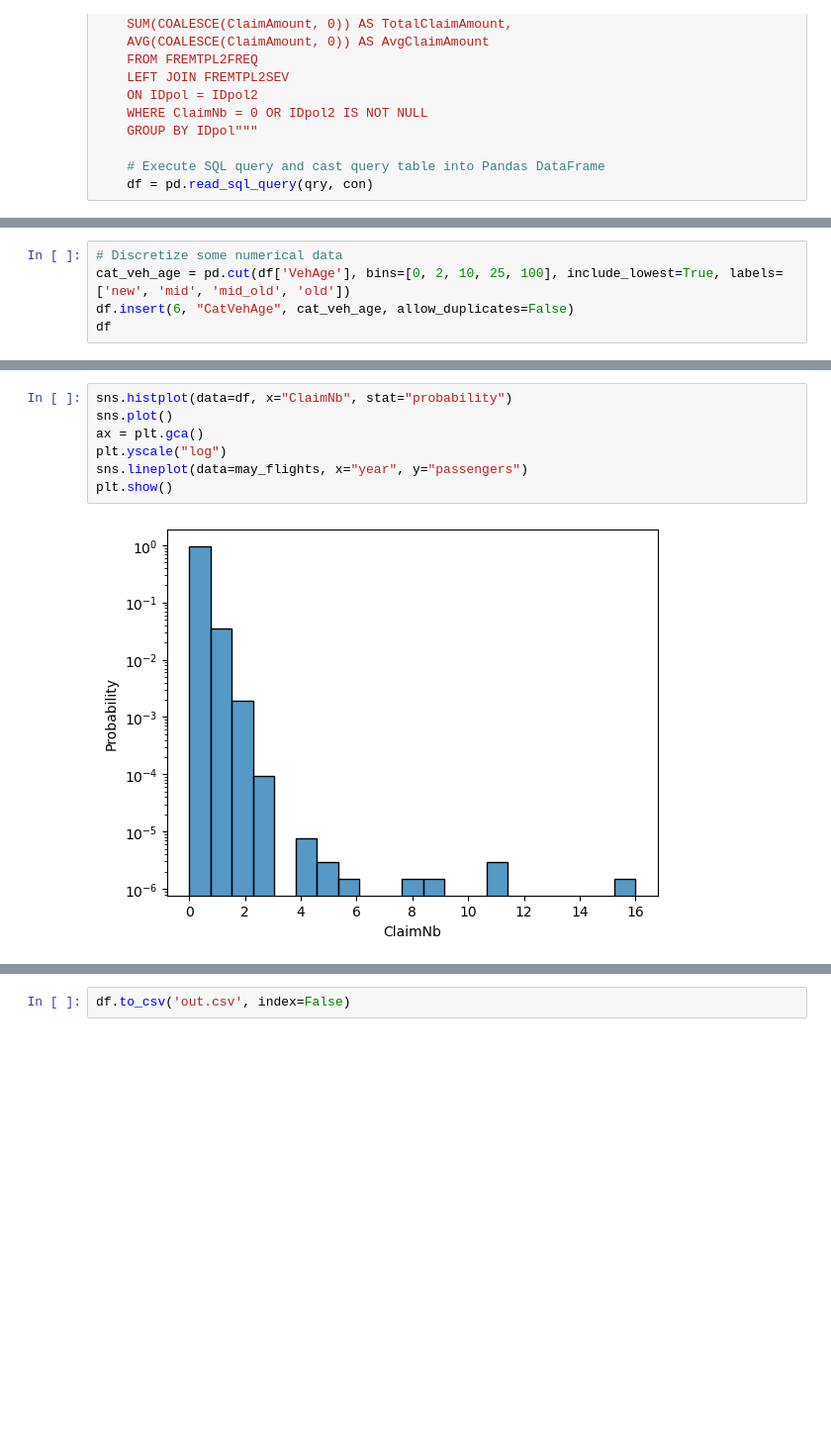
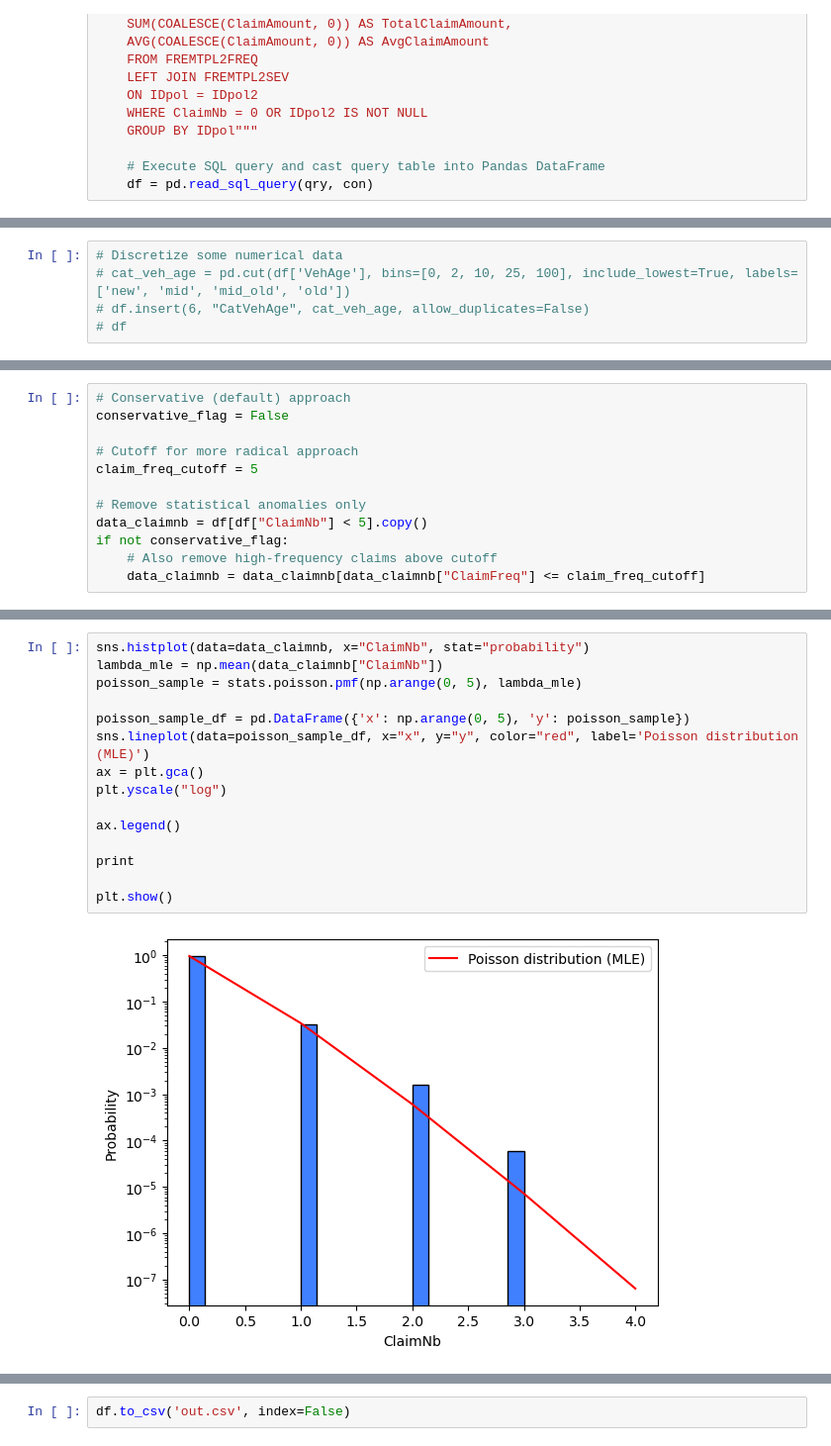
Before and after one commit to mvaassen/axa-data-challenge, a Jupyter notebook: AXADataChallenge/presentation.ipynb, the cells around one changed output, grey strips where cells are left out. Shown at 99% size. Cells and saved outputs as stored; diff of their text form; blank space fills up the shorter version.

Commit message:
Finish data exploration section in presentation

```diff
--- a/AXADataChallenge/presentation.ipynb
+++ b/AXADataChallenge/presentation.ipynb
@@ -197,5 +206,5 @@ df.head(5)
 # %%
 # Discretize some numerical data
-cat_veh_age = pd.cut(df['VehAge'], bins=[0, 2, 10, 25, 100], include_lowest=True, labels=['new', 'mid', 'mid_old', 'old'])
-df.insert(6, "CatVehAge", cat_veh_age, allow_duplicates=False)
-df
+# cat_veh_age = pd.cut(df['VehAge'], bins=[0, 2, 10, 25, 100], include_lowest=True, labels=['new', 'mid', 'mid_old', 'old'])
+# df.insert(6, "CatVehAge", cat_veh_age, allow_duplicates=False)
+# df
@@ -231 +260,13 @@ plt.show()
+# %%
+# Conservative (default) approach
+conservative_flag = False
+
+# Cutoff for more radical approach
+claim_freq_cutoff = 5
+
+# Remove statistical anomalies only
+data_claimnb = df[df["ClaimNb"] < 5].copy()
+if not conservative_flag:
+    # Also remove high-frequency claims above cutoff
+    data_claimnb = data_claimnb[data_claimnb["ClaimFreq"] <= claim_freq_cutoff]
 # %% [markdown]
@@ -233,11 +282,19 @@ plt.show()
 # %%
-sns.histplot(data=df, x="ClaimNb", stat="probability")
-sns.plot()
+sns.histplot(data=data_claimnb, x="ClaimNb", stat="probability")
+lambda_mle = np.mean(data_claimnb["ClaimNb"])
+poisson_sample = stats.poisson.pmf(np.arange(0, 5), lambda_mle)
+
+poisson_sample_df = pd.DataFrame({'x': np.arange(0, 5), 'y': poisson_sample})
+sns.lineplot(data=poisson_sample_df, x="x", y="y", color="red", label='Poisson distribution (MLE)')
 ax = plt.gca()
 plt.yscale("log")
-sns.lineplot(data=may_flights, x="year", y="passengers")
+
+ax.legend()
+
+print
+
 plt.show()
 # %% [output]
-[figure, old version]
+[figure, new version]
 # %%
 # Test for Poisson-ness
```
Also changed, not shown: parts of 16 cells of this notebook, 4 other files.
